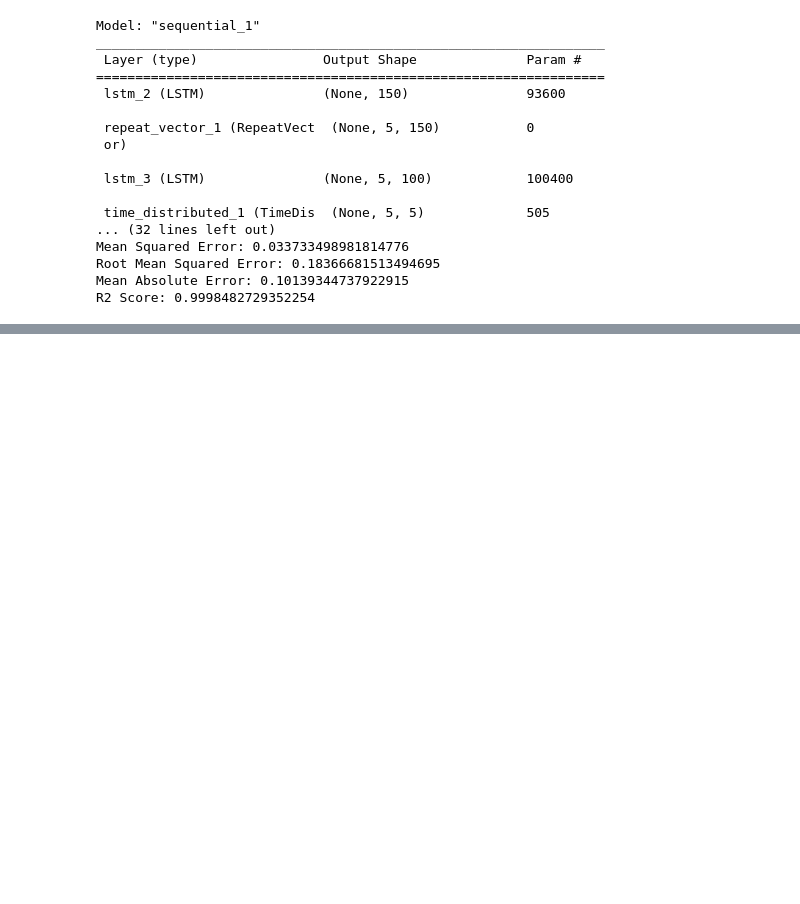
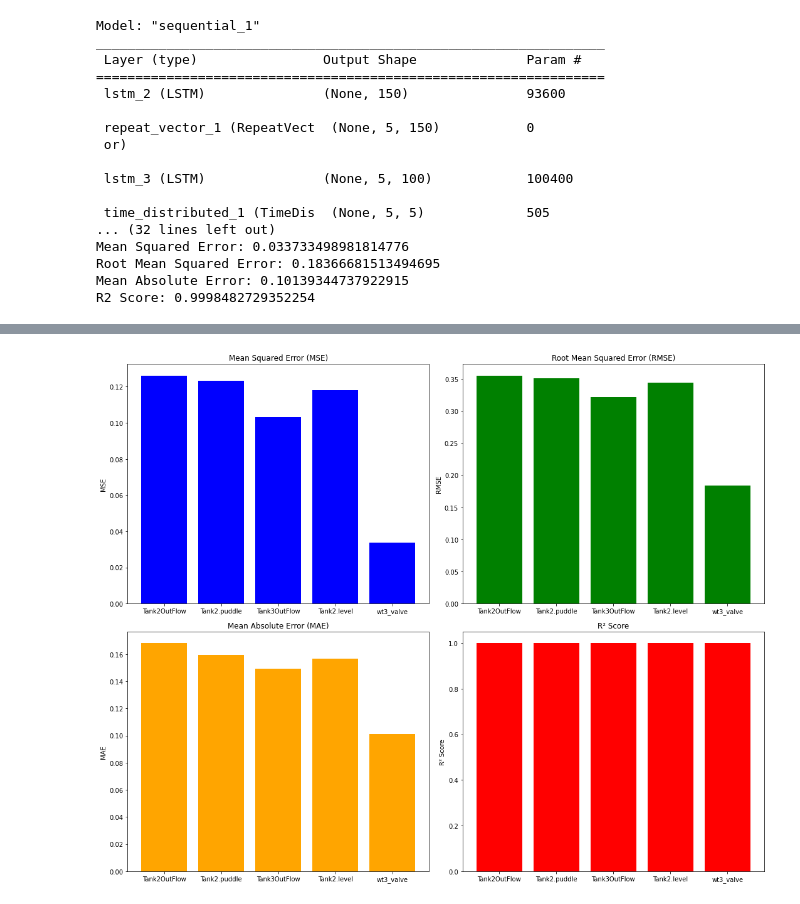
Before and after one commit to hayatu4islam/Adaptive_Fault_Detection, a Jupyter notebook: Fault Detection with multilayer_LSTM Models-Phy_CPS.ipynb, the cells around one changed output, grey strips where cells are left out. Saved outputs shown, nothing was run; the diff lists cells and outputs as text; code cells hidden in the pictures; blank space fills up the shorter version.

```diff
--- a/Fault Detection with multilayer_LSTM Models-Phy_CPS.ipynb
+++ b/Fault Detection with multilayer_LSTM Models-Phy_CPS.ipynb
@@ -216,0 +219,38 @@ plt.show()
+# %%
+import matplotlib.pyplot as plt
+
+# Define the metrics for the new features
+features = ['Tank2OutFlow', 'Tank2.puddle', 'Tank3OutFlow', 'Tank2.level', 'wt3_valve']
+mse = [0.12620951419855053, 0.12329669258281686, 0.10325490800087005, 0.11823882687843552, 0.033733498981814776]
+rmse = [0.355259784099679, 0.35113628776134326, 0.3213330172902717, 0.34385873099055597, 0.18366681513494695]
+mae = [0.1682122160899408, 0.15946966954244926, 0.14949298387985893, 0.1568083480114844, 0.10139344737922915]
+r2_score = [0.9994323328526845, 0.9994467575711716, 0.9995382548911985, 0.9994723695887912, 0.9998482729352254]
+
+# Plot the metrics
+fig, axes = plt.subplots(2, 2, figsize=(15, 12))
+
+# Plot MSE
+axes[0, 0].bar(features, mse, color='blue')
+axes[0, 0].set_title('Mean Squared Error (MSE)')
+axes[0, 0].set_ylabel('MSE')
+
+# Plot RMSE
+axes[0, 1].bar(features, rmse, color='green')
+axes[0, 1].set_title('Root Mean Squared Error (RMSE)')
+axes[0, 1].set_ylabel('RMSE')
+
+# Plot MAE
+axes[1, 0].bar(features, mae, color='orange')
+axes[1, 0].set_title('Mean Absolute Error (MAE)')
+axes[1, 0].set_ylabel('MAE')
+
+# Plot R2 Score
+axes[1, 1].bar(features, r2_score, color='red')
+axes[1, 1].set_title('R² Score')
+axes[1, 1].set_ylabel('R² Score')
+
+# Adjust layout
+plt.tight_layout()
+plt.show()
+# %% [output]
+[figure, added]
```
Also changed, not shown: parts of 3 cells of this notebook.
